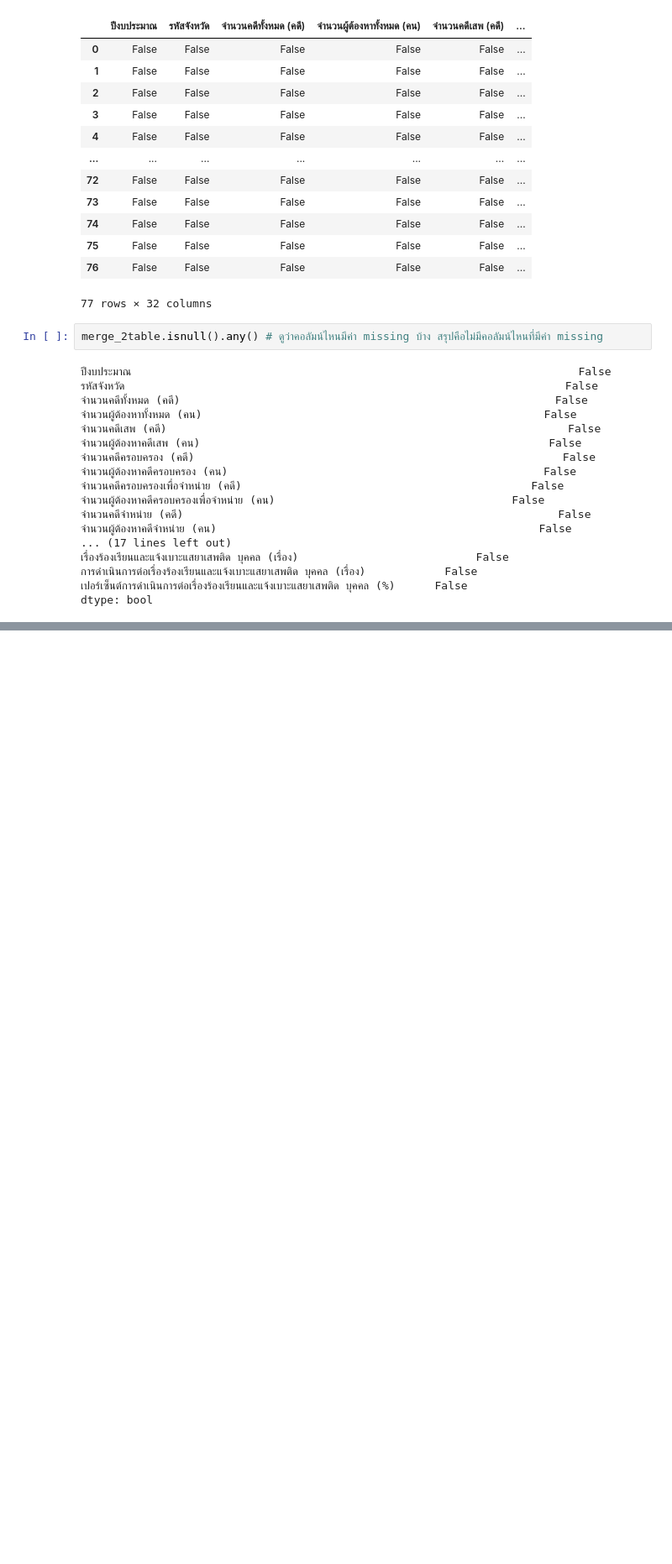
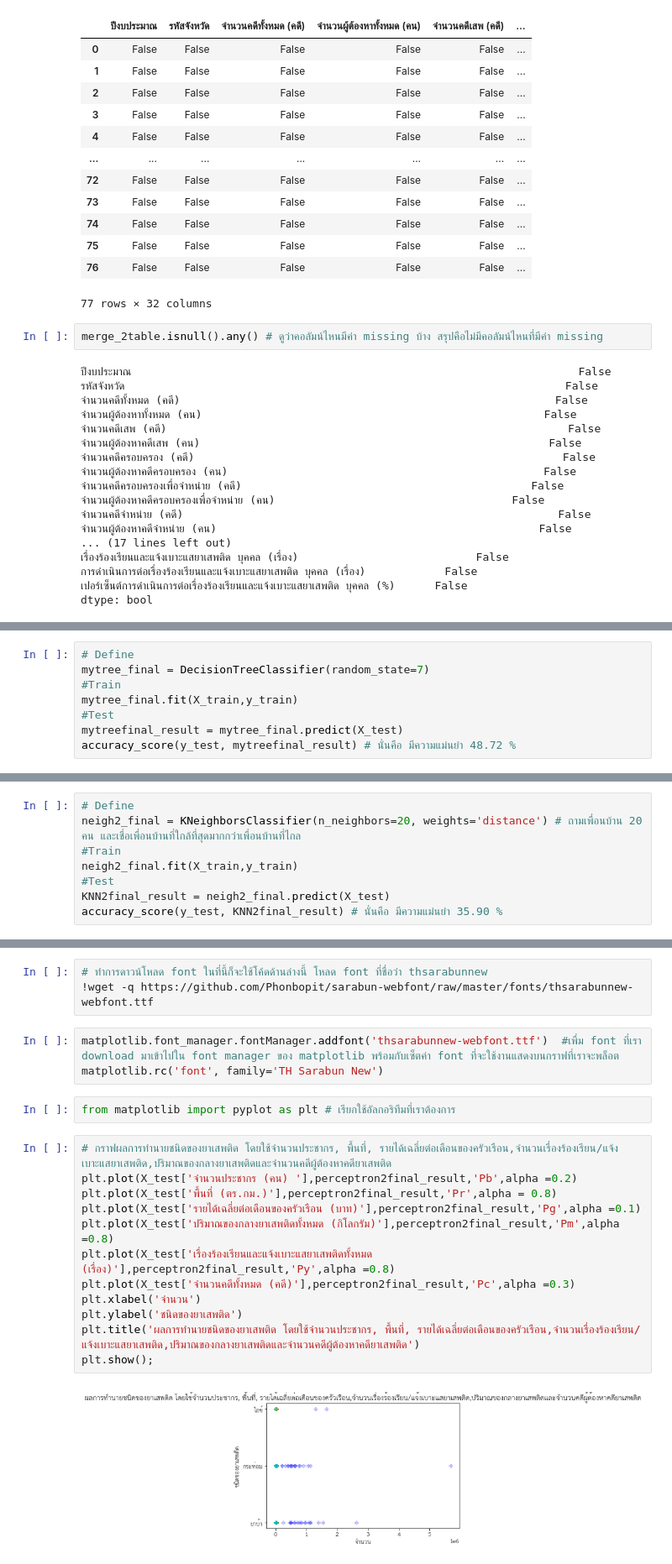
Before and after one commit to Jiraporn-klobrat/DWDM21, a Jupyter notebook: Project_DWDM.ipynb, the cells around one changed output, grey strips where cells are left out. Shown at 84% size. Cells and saved outputs as stored; diff of their text form; blank space fills up the shorter version.

```diff
--- a/Project_DWDM.ipynb
+++ b/Project_DWDM.ipynb
@@ -554,0 +1034,8 @@ dtype: bool
+# %%
+# Define
+mytree_final = DecisionTreeClassifier(random_state=7)
+#Train
+mytree_final.fit(X_train,y_train)
+#Test
+mytreefinal_result = mytree_final.predict(X_test)
+accuracy_score(y_test, mytreefinal_result) # นั่นคือ มีความแม่นยำ 48.72 %
@@ -554,0 +1089,8 @@ dtype: bool
+# %%
+# Define
+neigh2_final = KNeighborsClassifier(n_neighbors=20, weights='distance') # ถามเพื่อนบ้าน 20 คน และเชื่อเพื่อนบ้านที่ใกล้ที่สุดมากกว่าเพื่อนบ้านที่ไกล
+#Train
+neigh2_final.fit(X_train,y_train)
+#Test
+KNN2final_result = neigh2_final.predict(X_test)
+accuracy_score(y_test, KNN2final_result) # นั่นคือ มีความแม่นยำ 35.90 %
@@ -554,0 +1248,22 @@ dtype: bool
+# %%
+# ทำการดาวน์โหลด font ในที่นี้ก็จะใช้โค้ดด้านล่างนี้ โหลด font ที่ชื่อว่า thsarabunnew
+!wget -q https://github.com/Phonbopit/sarabun-webfont/raw/master/fonts/thsarabunnew-webfont.ttf
+# %%
+matplotlib.font_manager.fontManager.addfont('thsarabunnew-webfont.ttf')  #เพื่ม font ที่เรา download มาเข้าไปใน font manager ของ matplotlib พร้อมกับเซ็ตค่า font ที่จะใช้งานแสดงบนกราฟที่เราจะพล็อต
+matplotlib.rc('font', family='TH Sarabun New')
+# %%
+from matplotlib import pyplot as plt # เรียกใช้อัลกอริทึมที่เราต้องการ
+# %%
+# กราฟผลการทำนายชนิดของยาเสพติด โดยใช้จำนวนประชากร, พื้นที่, รายได้เฉลี่ยต่อเดือนของครัวเรือน,จำนวนเรื่องร้องเรียน/แจ้งเบาะแสยาเสพติด,ปริมาณของกลางยาเสพติดและจำนวนคดีผู้ต้องหาคดียาเสพติด
+plt.plot(X_test['จำนวนประชากร (คน) '],perceptron2final_result,'Pb',alpha =0.2)
+plt.plot(X_test['พื้นที่ (ตร.กม.)'],perceptron2final_result,'Pr',alpha = 0.8)
+plt.plot(X_test['รายได้เฉลี่ยต่อเดือนของครัวเรือน (บาท)'],perceptron2final_result,'Pg',alpha =0.1)
+plt.plot(X_test['ปริมาณของกลางยาเสพติดทั้งหมด (กิโลกรัม)'],perceptron2final_result,'Pm',alpha =0.8)
+plt.plot(X_test['เรื่องร้องเรียนและแจ้งเบาะแสยาเสพติดทั้งหมด (เรื่อง)'],perceptron2final_result,'Py',alpha =0.8)
+plt.plot(X_test['จำนวนคดีทั้งหมด (คดี)'],perceptron2final_result,'Pc',alpha =0.3)
+plt.xlabel('จำนวน')
+plt.ylabel('ชนิดของยาเสพติด')
+plt.title('ผลการทำนายชนิดของยาเสพติด โดยใช้จำนวนประชากร, พื้นที่, รายได้เฉลี่ยต่อเดือนของครัวเรือน,จำนวนเรื่องร้องเรียน/แจ้งเบาะแสยาเสพติด,ปริมาณของกลางยาเสพติดและจำนวนคดีผู้ต้องหาคดียาเสพติด')
+plt.show();
+# %% [output]
+[figure, added]
```
Also changed, not shown: parts of 139 cells of this notebook.
